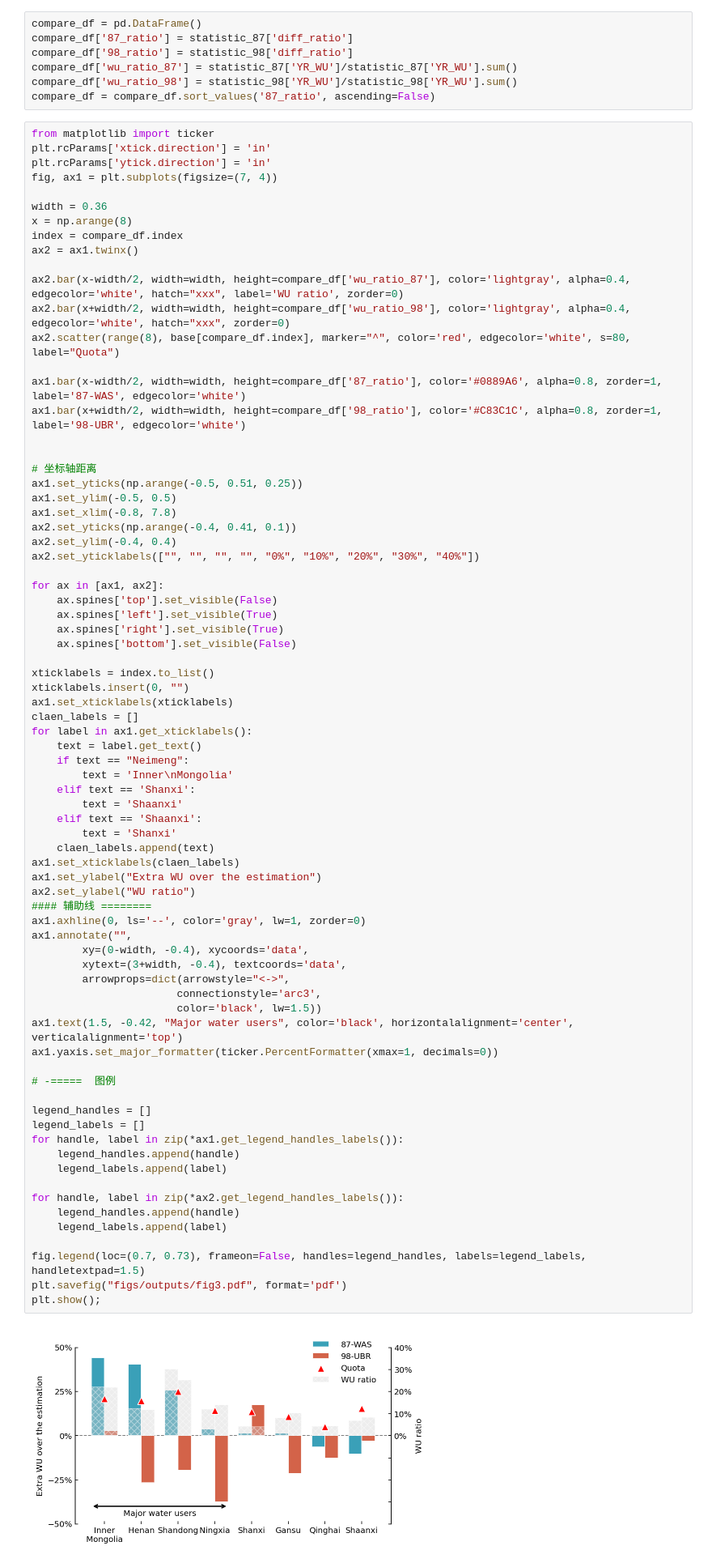
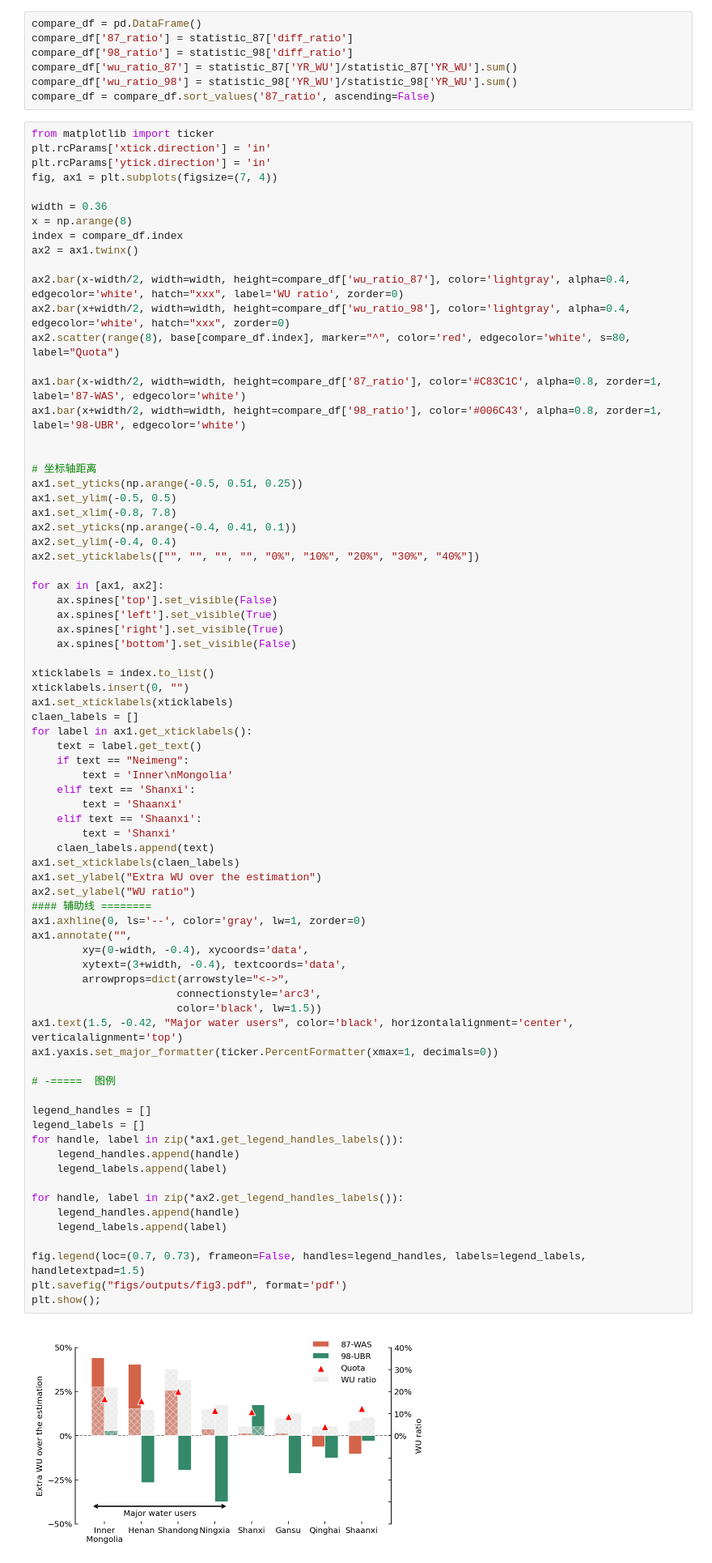
Before and after one commit to SongshGeo/Water-Allocation-Institution, a Jupyter notebook: notebooks/03_SynthControl.ipynb, the cells around one changed output. Shown at 81% size. Drawn from its saved outputs; the diff is of its cells as text.

```diff
--- a/notebooks/03_SynthControl.ipynb
+++ b/notebooks/03_SynthControl.ipynb
@@ -122,8 +122,8 @@ ax2.bar(x-width/2, width=width, height=compare_df['wu_ratio_87'], color='lightgr
 ax2.bar(x+width/2, width=width, height=compare_df['wu_ratio_98'], color='lightgray', alpha=0.4, edgecolor='white', hatch="xxx", zorder=0)
 ax2.scatter(range(8), base[compare_df.index], marker="^", color='red', edgecolor='white', s=80, label="Quota")
 
-ax1.bar(x-width/2, width=width, height=compare_df['87_ratio'], color='#0889A6', alpha=0.8, zorder=1, label='87-WAS', edgecolor='white')
-ax1.bar(x+width/2, width=width, height=compare_df['98_ratio'], color='#C83C1C', alpha=0.8, zorder=1, label='98-UBR', edgecolor='white')
+ax1.bar(x-width/2, width=width, height=compare_df['87_ratio'], color='#C83C1C', alpha=0.8, zorder=1, label='87-WAS', edgecolor='white')
+ax1.bar(x+width/2, width=width, height=compare_df['98_ratio'], color='#006C43', alpha=0.8, zorder=1, label='98-UBR', edgecolor='white')
 
 
 # 坐标轴距离
@@ -156,31 +156,31 @@ for label in ax1.get_xticklabels():
 ax1.set_xticklabels(claen_labels)
 ax1.set_ylabel("Extra WU over the estimation")
 ax2.set_ylabel("WU ratio")
 #### 辅助线 ========
 ax1.axhline(0, ls='--', color='gray', lw=1, zorder=0)
 ax1.annotate("",
         xy=(0-width, -0.4), xycoords='data',
         xytext=(3+width, -0.4), textcoords='data',
         arrowprops=dict(arrowstyle="<->",
                        connectionstyle='arc3',
                        color='black', lw=1.5))
 ax1.text(1.5, -0.42, "Major water users", color='black', horizontalalignment='center', verticalalignment='top')
 ax1.yaxis.set_major_formatter(ticker.PercentFormatter(xmax=1, decimals=0))
 
 # -=====  图例
 
 legend_handles = []
 legend_labels = []
 for handle, label in zip(*ax1.get_legend_handles_labels()):
     legend_handles.append(handle)
     legend_labels.append(label)
 
 for handle, label in zip(*ax2.get_legend_handles_labels()):
     legend_handles.append(handle)
     legend_labels.append(label)
 
 fig.legend(loc=(0.7, 0.73), frameon=False, handles=legend_handles, labels=legend_labels, handletextpad=1.5)
 plt.savefig("figs/outputs/fig3.pdf", format='pdf')
 plt.show();
 # %% [output]
-[figure, old version]
+[figure, new version]
```
Also changed, not shown: 6 other files.
